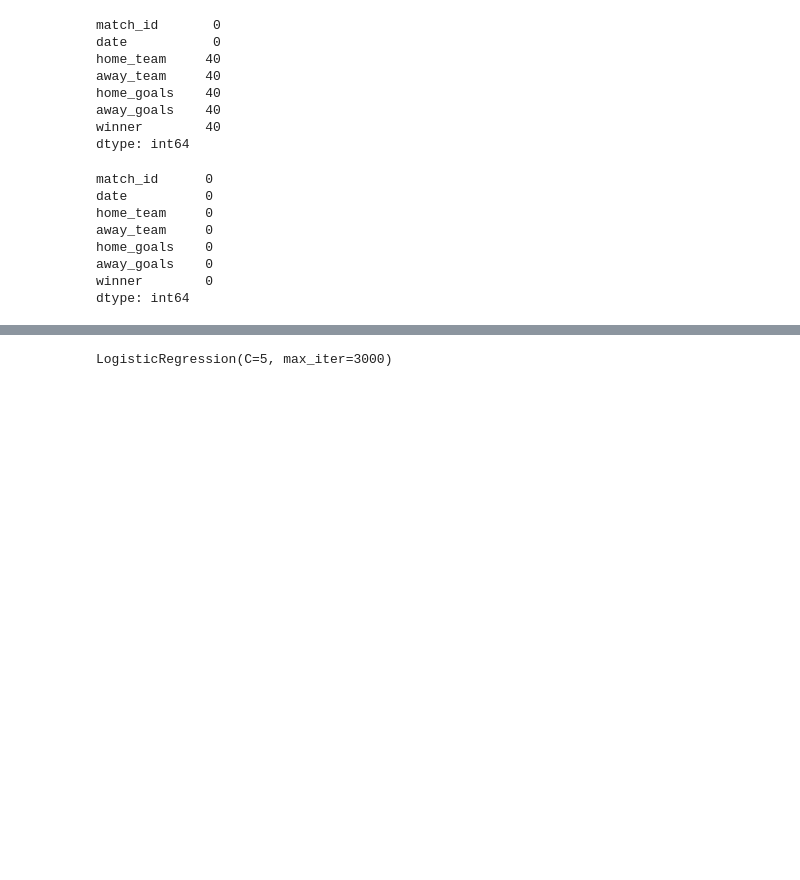
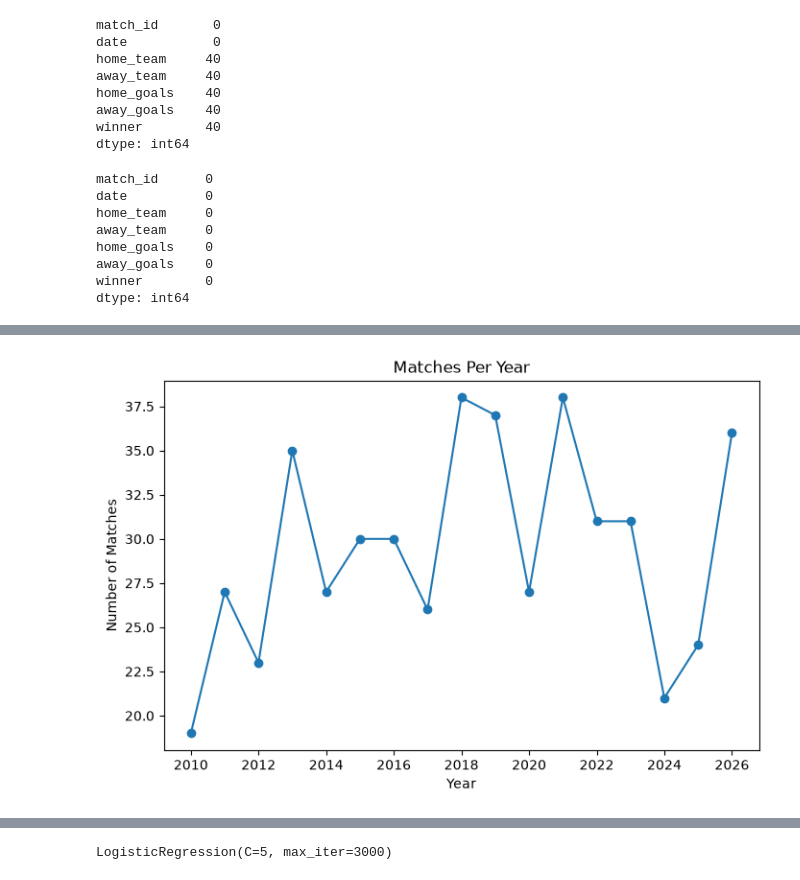
Before and after one commit to ranagourav2007-lab/fifa-world-cup-insights, a Jupyter notebook: training.ipynb, the cells around one changed output, grey strips where cells are left out. Cells and saved outputs as stored; diff of their text form; code cells hidden in the pictures; blank space fills up the shorter version.

```diff
--- a/training.ipynb
+++ b/training.ipynb
@@ -72,6 +144,21 @@ df["date"] = pd.to_datetime(df["date"])
 df["year"] = df["date"].dt.year
 df["month"] = df["date"].dt.month
 df["day"] = df["date"].dt.day
+# %%
+plt.figure(figsize=(8,5))
+
+df["year"].value_counts().sort_index().plot(
+    kind="line",
+    marker="o"
+)
+
+plt.title("Matches Per Year")
+plt.xlabel("Year")
+plt.ylabel("Number of Matches")
+
+plt.show()
+# %% [output]
+[figure, added]
 # %%
 df.drop("date", axis=1, inplace=True)
 # %%
```
Also changed, not shown: parts of 16 cells of this notebook, 1 other file.
